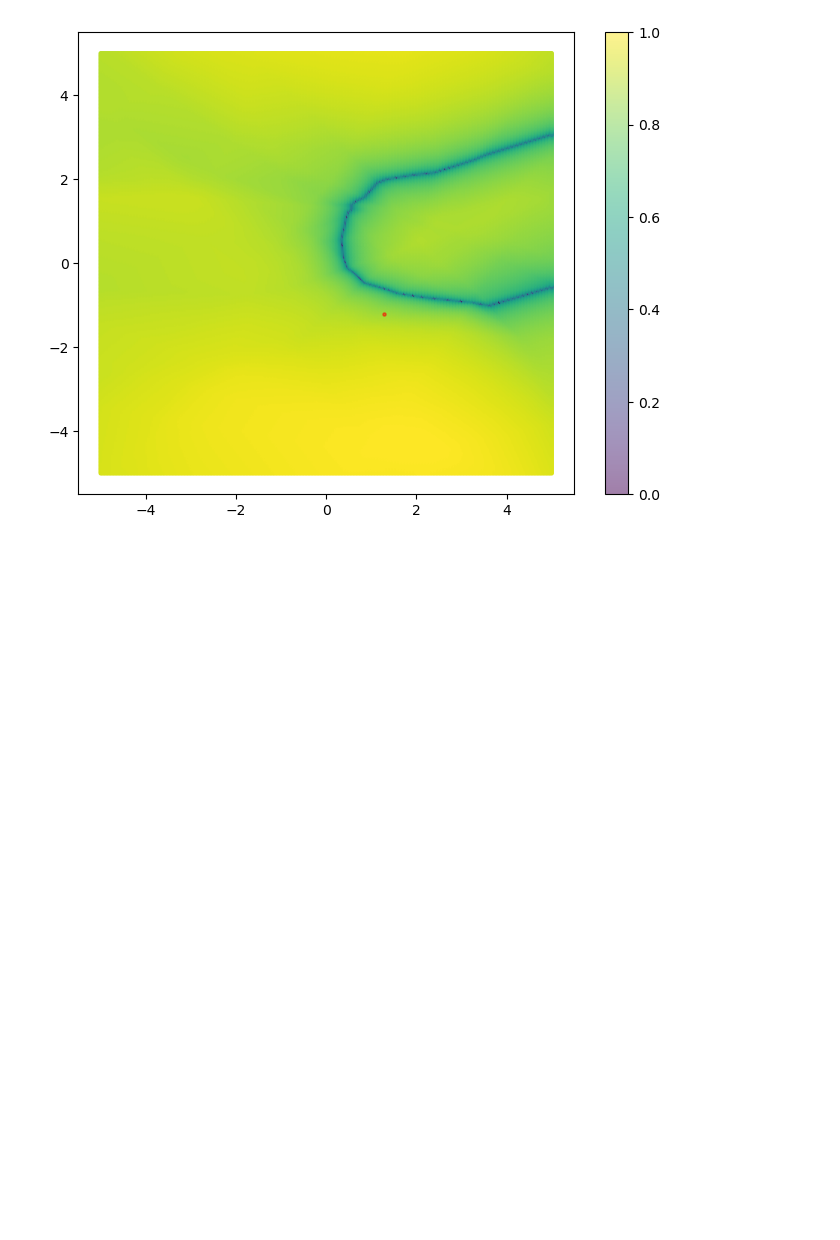
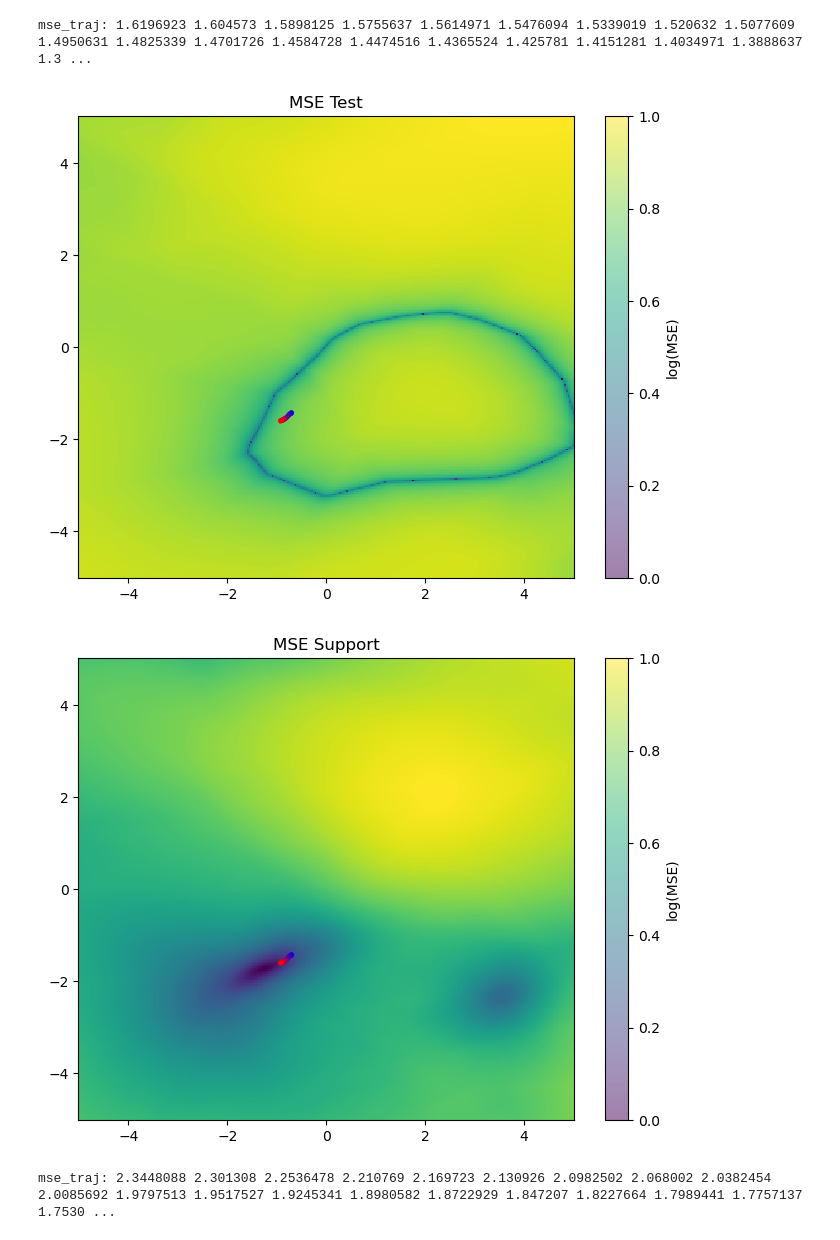
Before and after one commit to severinbratus/pmlr25-lpn, a Jupyter notebook: src/visualization.ipynb, the cells around one changed output. Cells and saved outputs as stored; diff of their text form; code cells hidden in the pictures; blank space fills up the shorter version.

```diff
--- a/src/visualization.ipynb
+++ b/src/visualization.ipynb
@@ -234,13 +11,21 @@ visualizer = LPNVisualizer(
     model_path='lpn_H2_GA1_cmp.pth'  # Path to your model weights
 )
 
+visualizer.set_alpha(1e-3)
+visualizer.set_K(100)
+
+num_samples = 10
 # Generate and visualize samples
 visualizer.make_samples(
-    num_samples=10,
-    resolution=300,
-    log_scale=True,
+    num_samples=num_samples,
 )
+
+# visualizer.plot_sample(0, log_scale=False)
-# %%
-visualizer.plot_sample(0)
-# %% [output]
-[figure, removed]
+# %%
+for i in range(num_samples):
+    visualizer.plot_sample(i, log_scale=True)
+# %% [output]
+mse_traj: 1.6196923 1.604573 1.5898125 1.5755637 1.5614971 1.5476094 1.5339019 1.520632 1.5077609 1.4950631 1.4825339 1.4701726 1.4584728 1.4474516 1.4365524 1.425781 1.4151281 1.4034971 1.3888637 1.3 ...
+[figure, added]
+[figure, added]
+mse_traj: 2.3448088 2.301308 2.2536478 2.210769 2.169723 2.130926 2.0982502 2.068002 2.0382454 2.0085692 1.9797513 1.9517527 1.9245341 1.8980582 1.8722929 1.847207 1.8227664 1.7989441 1.7757137 1.7530 ...
```
Also changed, not shown: parts of 19 cells of this notebook, 1 other file.
